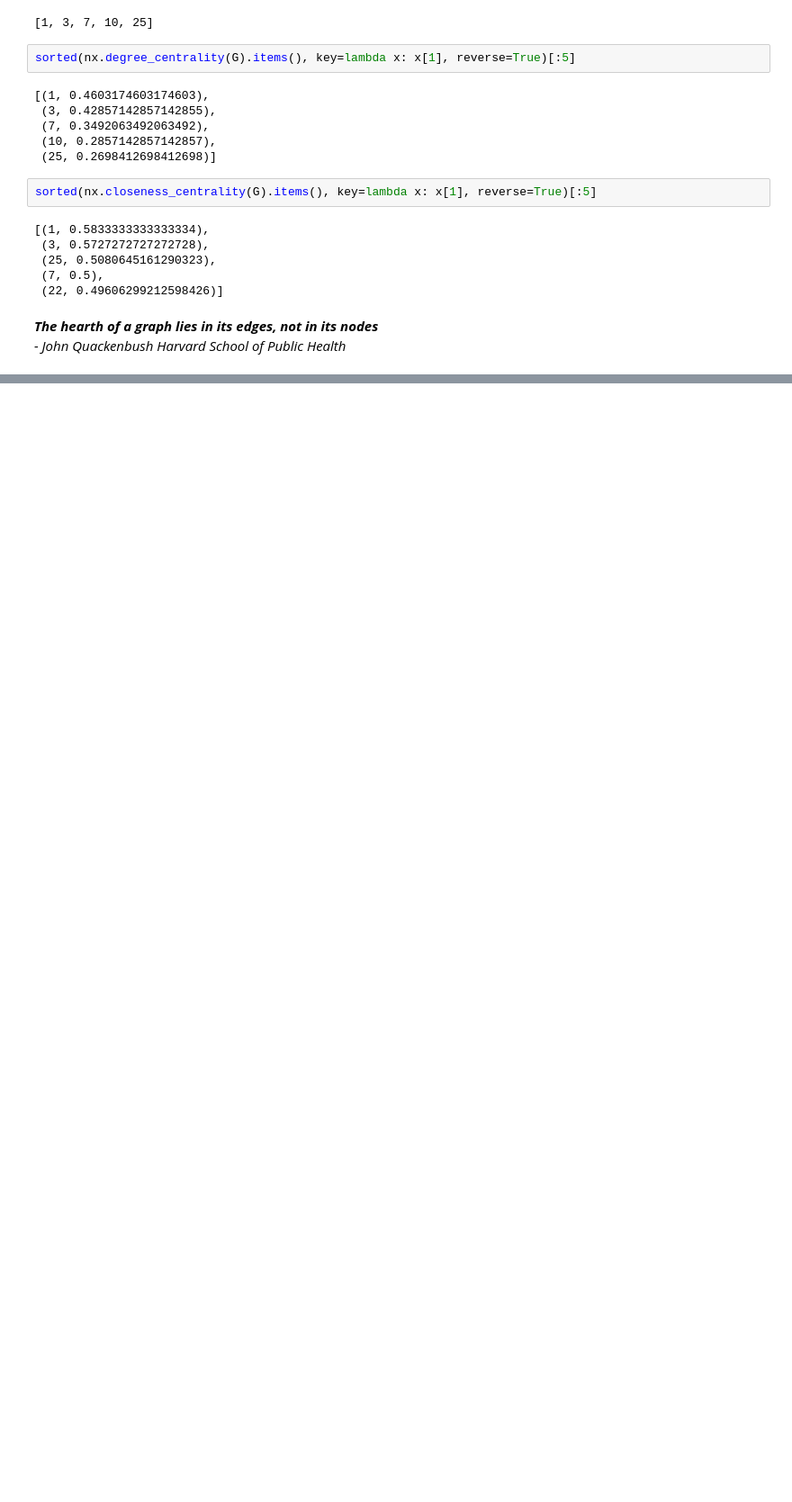
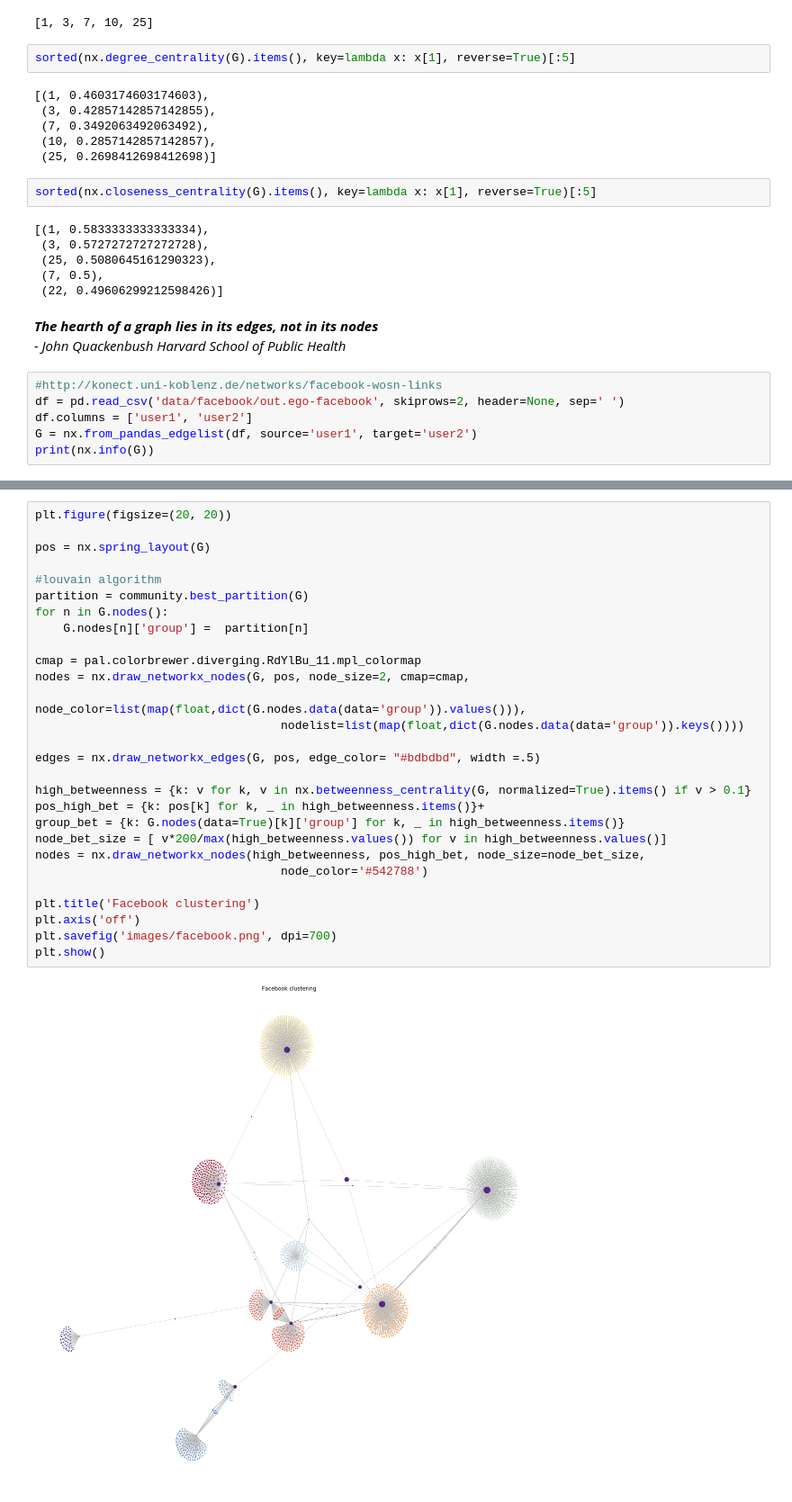
Before and after one commit to gregorioghidoli/netviz, a Jupyter notebook: SNA.ipynb, the cells around one changed output, grey strips where cells are left out. Shown at 90% size. Drawn from its saved outputs; the diff is of its cells as text; blank space fills up the shorter version.

```diff
--- a/SNA.ipynb
+++ b/SNA.ipynb
@@ -372,3 +374,9 @@ sorted(nx.closeness_centrality(G).items(), key=lambda x: x[1], reverse=True)[:5]
 # %% [markdown]
 <b><i>The hearth of a graph lies in its edges, not in its nodes</i></b><br>
 <i>- John Quackenbush Harvard School of Public Health</i>
+# %%
+#http://konect.uni-koblenz.de/networks/facebook-wosn-links
+df = pd.read_csv('data/facebook/out.ego-facebook', skiprows=2, header=None, sep=' ')
+df.columns = ['user1', 'user2']
+G = nx.from_pandas_edgelist(df, source='user1', target='user2')
+print(nx.info(G))
@@ -374,0 +389,30 @@ sorted(nx.closeness_centrality(G).items(), key=lambda x: x[1], reverse=True)[:5]
+# %%
+plt.figure(figsize=(20, 20))
+
+pos = nx.spring_layout(G)
+
+#louvain algorithm
+partition = community.best_partition(G)
+for n in G.nodes():
+    G.nodes[n]['group'] =  partition[n]
+
+cmap = pal.colorbrewer.diverging.RdYlBu_11.mpl_colormap
+nodes = nx.draw_networkx_nodes(G, pos, node_size=2, cmap=cmap,
+                                   node_color=list(map(float,dict(G.nodes.data(data='group')).values())),
+                                   nodelist=list(map(float,dict(G.nodes.data(data='group')).keys())))
+
+edges = nx.draw_networkx_edges(G, pos, edge_color= "#bdbdbd", width =.5)
+
+high_betweenness = {k: v for k, v in nx.betweenness_centrality(G, normalized=True).items() if v > 0.1}
+pos_high_bet = {k: pos[k] for k, _ in high_betweenness.items()}+
+group_bet = {k: G.nodes(data=True)[k]['group'] for k, _ in high_betweenness.items()}
+node_bet_size = [ v*200/max(high_betweenness.values()) for v in high_betweenness.values()]
+nodes = nx.draw_networkx_nodes(high_betweenness, pos_high_bet, node_size=node_bet_size,
+                                   node_color='#542788')
+
+plt.title('Facebook clustering')
+plt.axis('off')
+plt.savefig('images/facebook.png', dpi=700)
+plt.show()
+# %% [output]
+[figure, added]
```
Also changed, not shown: parts of 7 cells of this notebook, 22 other files.
